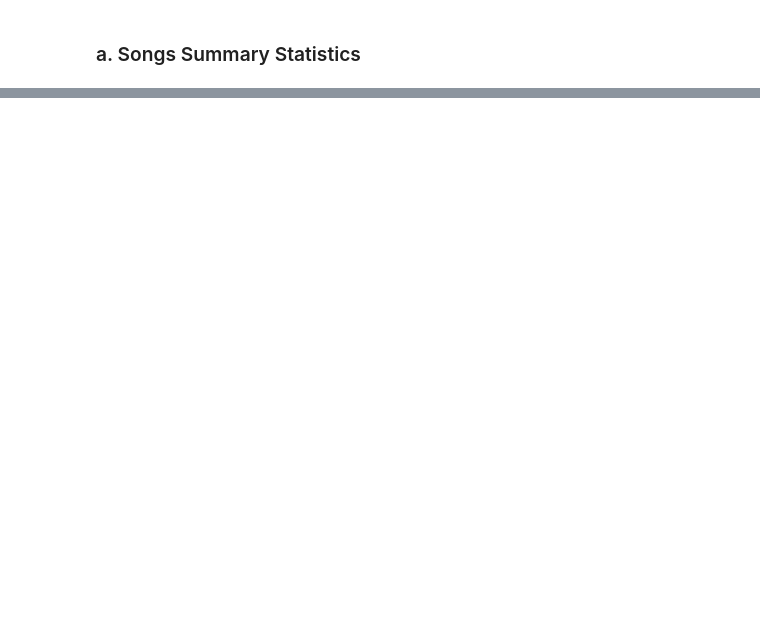
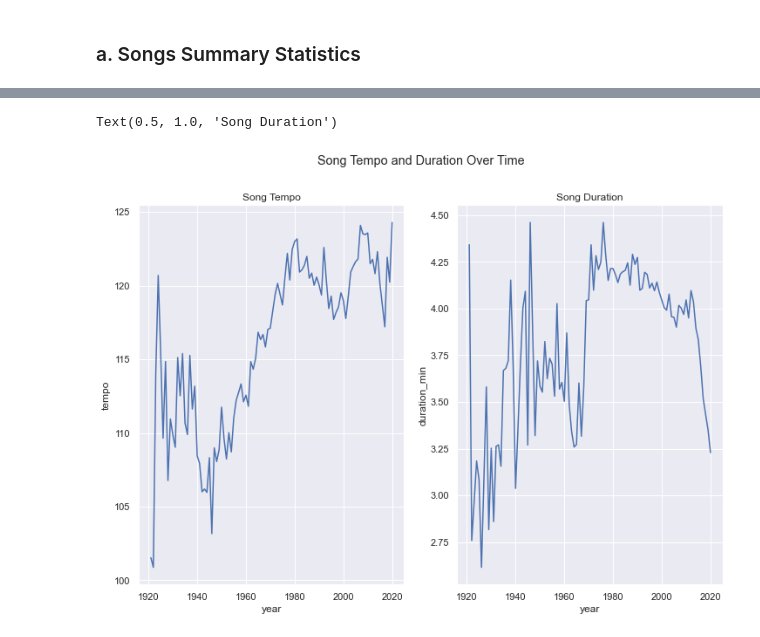
Before and after one commit to taylormanivanh/projects, a Jupyter notebook: Music_Recommender/Music_Recommender.ipynb, the cells around one changed output, grey strips where cells are left out. Cells and saved outputs as stored; diff of their text form; code cells hidden in the pictures; blank space fills up the shorter version.

```diff
--- a/Music_Recommender/Music_Recommender.ipynb
+++ b/Music_Recommender/Music_Recommender.ipynb
@@ -139,0 +223,21 @@ NameError: name 'jupyter_client' is not defined
+# %%
+# Create dataset of tempo/duration metrics
+metrics = ['tempo', 'duration_ms']
+year_data = data_by_year[['year', 'tempo', 'duration_ms']].copy()
+year_data['year'] = pd.to_datetime(year_data['year'], format='%Y').dt.year
+year_data['duration_min'] = year_data['duration_ms'] / 60000
+
+# Plot tempo and duration over time
+fig, axes = plt.subplots(1, 2, figsize=(12,8))
+fig.suptitle('Song Tempo and Duration Over Time')
+
+# Tempo plot
+sns.lineplot(x='year', y='tempo', data=year_data, ax=axes[0])
+axes[0].set_title('Song Tempo')
+
+# Duration plot
+sns.lineplot(x='year', y='duration_min', data=year_data, ax=axes[1])
+axes[1].set_title('Song Duration')
+# %% [output]
+Text(0.5, 1.0, 'Song Duration')
+[figure, added]
```
Also changed, not shown: parts of 19 cells of this notebook.
